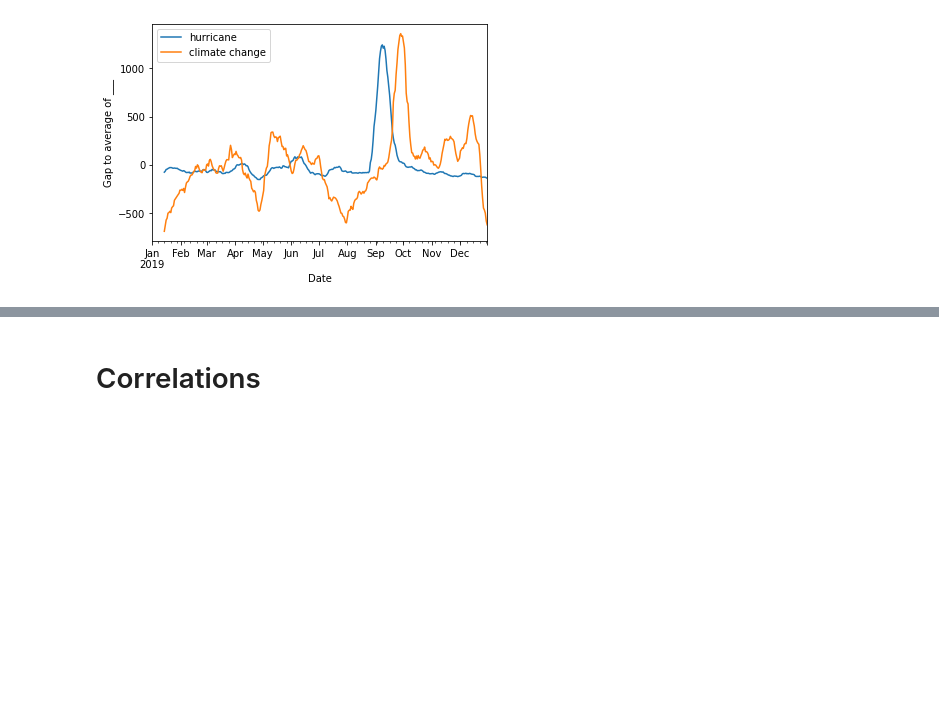
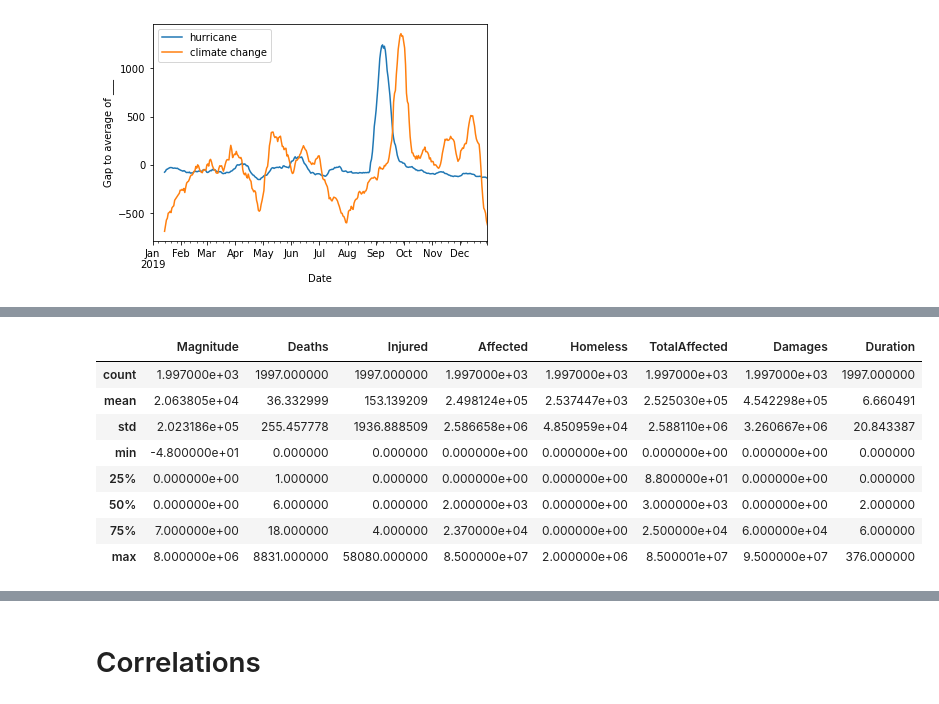
Before and after one commit to epfl-ada/ada-2021-project-data-alchemy, a Jupyter notebook: process.ipynb, the cells around one changed output, grey strips where cells are left out. Cells and saved outputs as stored; diff of their text form; code cells hidden in the pictures; blank space fills up the shorter version.

```diff
--- a/process.ipynb
+++ b/process.ipynb
@@ -136,0 +143,3 @@ ax_roll.legend([keyword for keyword in dict_df], loc = 'upper left')
+# %%
+# Open processed EM-DAT dataset
+df_emdat = pd.read_csv("data/emdat_processed.csv", index_col = "Dis No")
@@ -136,0 +154,12 @@ ax_roll.legend([keyword for keyword in dict_df], loc = 'upper left')
+# %%
+df_emdat.describe()
+# %% [output]
+|  | Magnitude | Deaths | Injured | Affected | Homeless | TotalAffected | Damages | Duration |
+| count | 1.997000e+03 | 1997.000000 | 1997.000000 | 1.997000e+03 | 1.997000e+03 | 1.997000e+03 | 1.997000e+03 | 1997.000000 |
+| mean | 2.063805e+04 | 36.332999 | 153.139209 | 2.498124e+05 | 2.537447e+03 | 2.525030e+05 | 4.542298e+05 | 6.660491 |
+| std | 2.023186e+05 | 255.457778 | 1936.888509 | 2.586658e+06 | 4.850959e+04 | 2.588110e+06 | 3.260667e+06 | 20.843387 |
+| min | -4.800000e+01 | 0.000000 | 0.000000 | 0.000000e+00 | 0.000000e+00 | 0.000000e+00 | 0.000000e+00 | 0.000000 |
+| 25% | 0.000000e+00 | 1.000000 | 0.000000 | 0.000000e+00 | 0.000000e+00 | 8.800000e+01 | 0.000000e+00 | 0.000000 |
+| 50% | 0.000000e+00 | 6.000000 | 0.000000 | 2.000000e+03 | 0.000000e+00 | 3.000000e+03 | 0.000000e+00 | 2.000000 |
+| 75% | 7.000000e+00 | 18.000000 | 4.000000 | 2.370000e+04 | 0.000000e+00 | 2.500000e+04 | 6.000000e+04 | 6.000000 |
+| max | 8.000000e+06 | 8831.000000 | 58080.000000 | 8.500000e+07 | 2.000000e+06 | 8.500001e+07 | 9.500000e+07 | 376.000000 |
```
Also changed, not shown: parts of 10 cells of this notebook.
